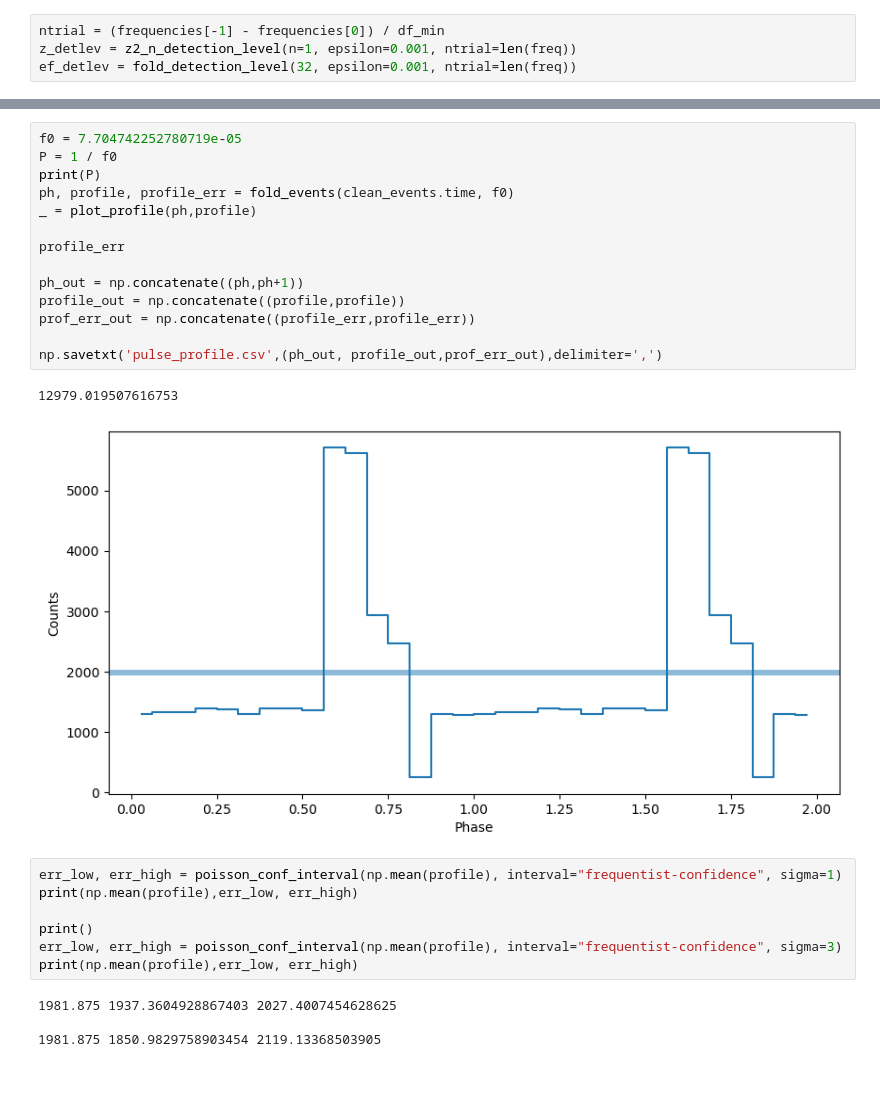
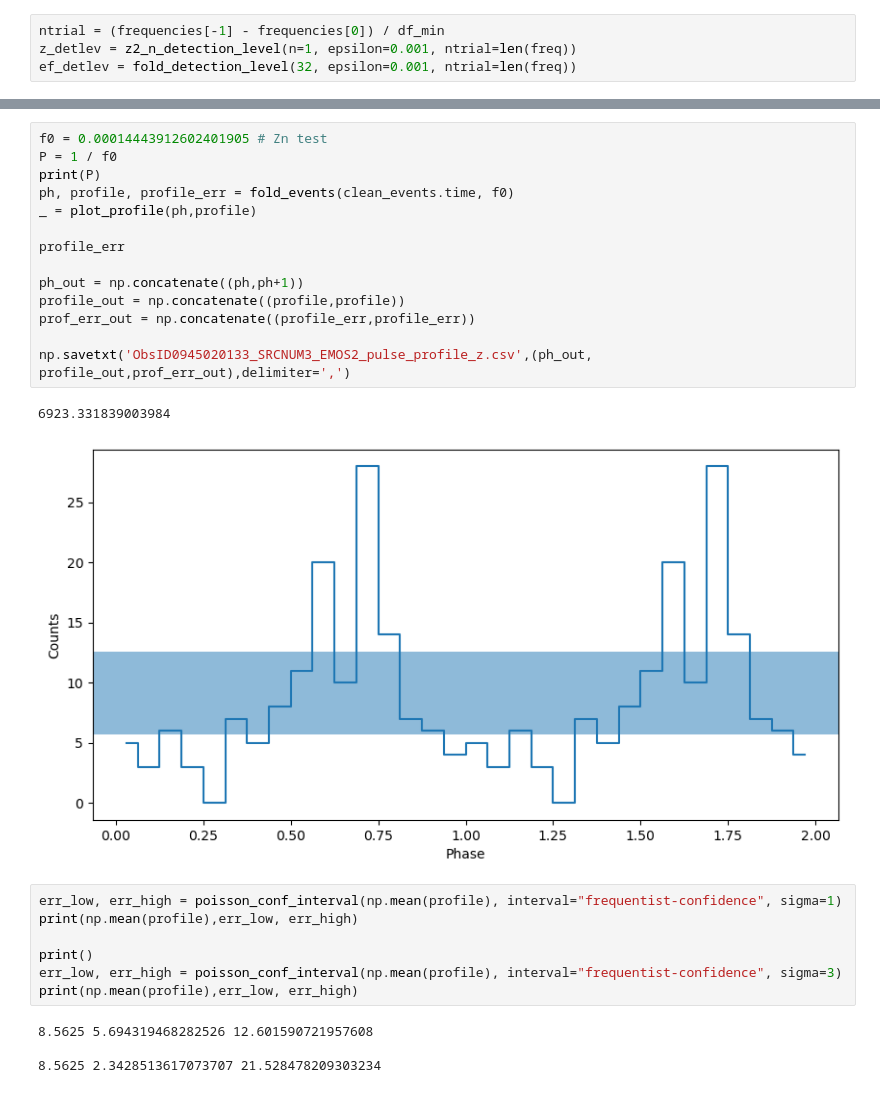
Before and after one commit to ceeliiaa/STONKS-alert, a Jupyter notebook: ObsID0945020133_SRCNUM3/EMOS/EMOS2/ObsID0945020133_SRCNUM3_EMOS2_Periodicity.ipynb, the cells around one changed output, grey strips where cells are left out. Saved outputs shown, nothing was run; the diff lists cells and outputs as text.

```diff
--- a/ObsID0945020133_SRCNUM3/EMOS/EMOS2/ObsID0945020133_SRCNUM3_EMOS2_Periodicity.ipynb
+++ b/ObsID0945020133_SRCNUM3/EMOS/EMOS2/ObsID0945020133_SRCNUM3_EMOS2_Periodicity.ipynb
@@ -322,28 +312,28 @@ _ = plt.xlim([frequencies[0], frequencies[-1]])
-# %%
-f0 = 7.704742252780719e-05
-P = 1 / f0
-print(P)
-ph, profile, profile_err = fold_events(clean_events.time, f0)
-_ = plot_profile(ph,profile)
-
-profile_err
-
-ph_out = np.concatenate((ph,ph+1))
-profile_out = np.concatenate((profile,profile))
-prof_err_out = np.concatenate((profile_err,profile_err))
-
-np.savetxt('pulse_profile.csv',(ph_out, profile_out,prof_err_out),delimiter=',')
-# %% [output]
-12979.019507616753
-[figure, removed]
-# %%
-err_low, err_high = poisson_conf_interval(np.mean(profile), interval="frequentist-confidence", sigma=1)
-print(np.mean(profile),err_low, err_high)
-
-print()
-err_low, err_high = poisson_conf_interval(np.mean(profile), interval="frequentist-confidence", sigma=3)
-print(np.mean(profile),err_low, err_high)
-# %% [output]
-1981.875 1937.3604928867403 2027.4007454628625
-
-1981.875 1850.9829758903454 2119.13368503905
+# %%
+f0 = 0.00014443912602401905 # Zn test
+P = 1 / f0
+print(P)
+ph, profile, profile_err = fold_events(clean_events.time, f0)
+_ = plot_profile(ph,profile)
+
+profile_err
+
+ph_out = np.concatenate((ph,ph+1))
+profile_out = np.concatenate((profile,profile))
+prof_err_out = np.concatenate((profile_err,profile_err))
+
+np.savetxt('ObsID0945020133_SRCNUM3_EMOS2_pulse_profile_z.csv',(ph_out, profile_out,prof_err_out),delimiter=',')
+# %% [output]
+6923.331839003984
+[figure, added]
+# %%
+err_low, err_high = poisson_conf_interval(np.mean(profile), interval="frequentist-confidence", sigma=1)
+print(np.mean(profile),err_low, err_high)
+
+print()
+err_low, err_high = poisson_conf_interval(np.mean(profile), interval="frequentist-confidence", sigma=3)
+print(np.mean(profile),err_low, err_high)
+# %% [output]
+8.5625 5.694319468282526 12.601590721957608
+
+8.5625 2.3428513617073707 21.528478209303234
```
Also changed, not shown: parts of 9 cells of this notebook, 2 other files.
